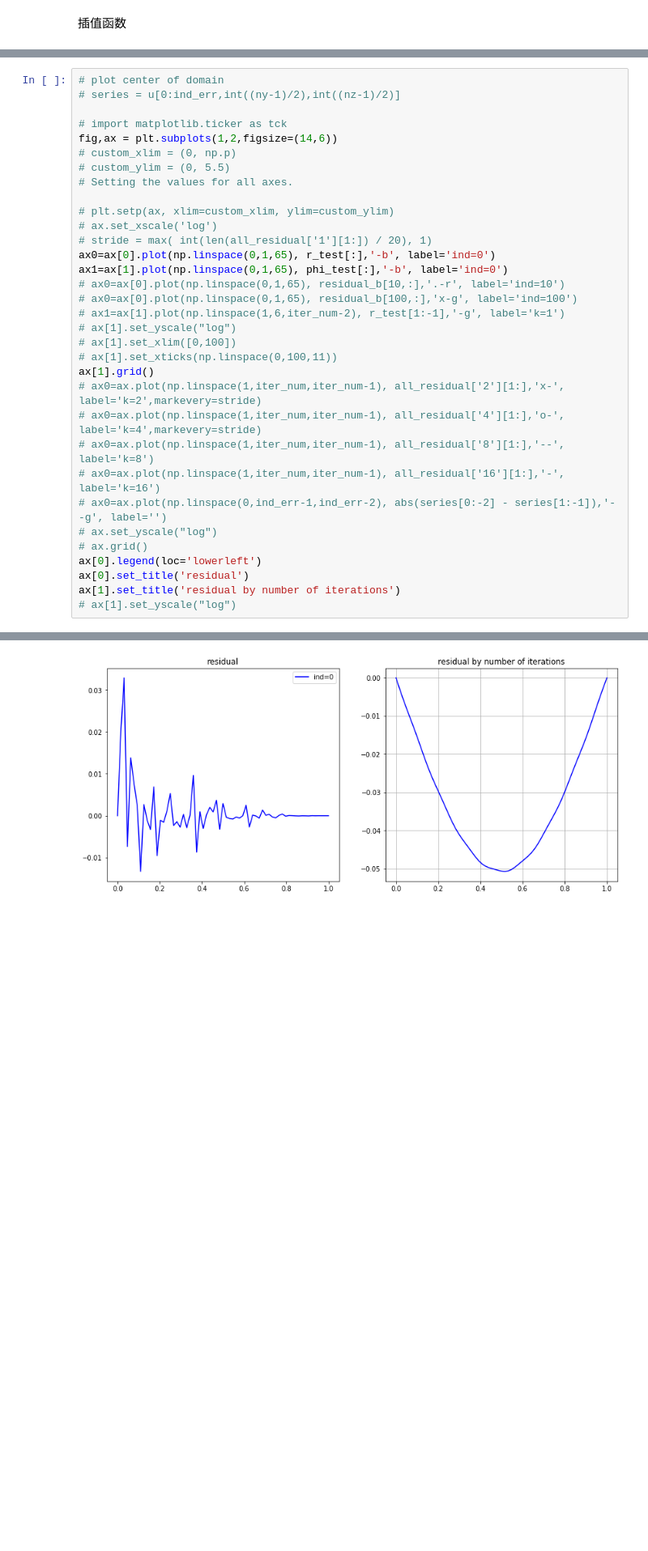
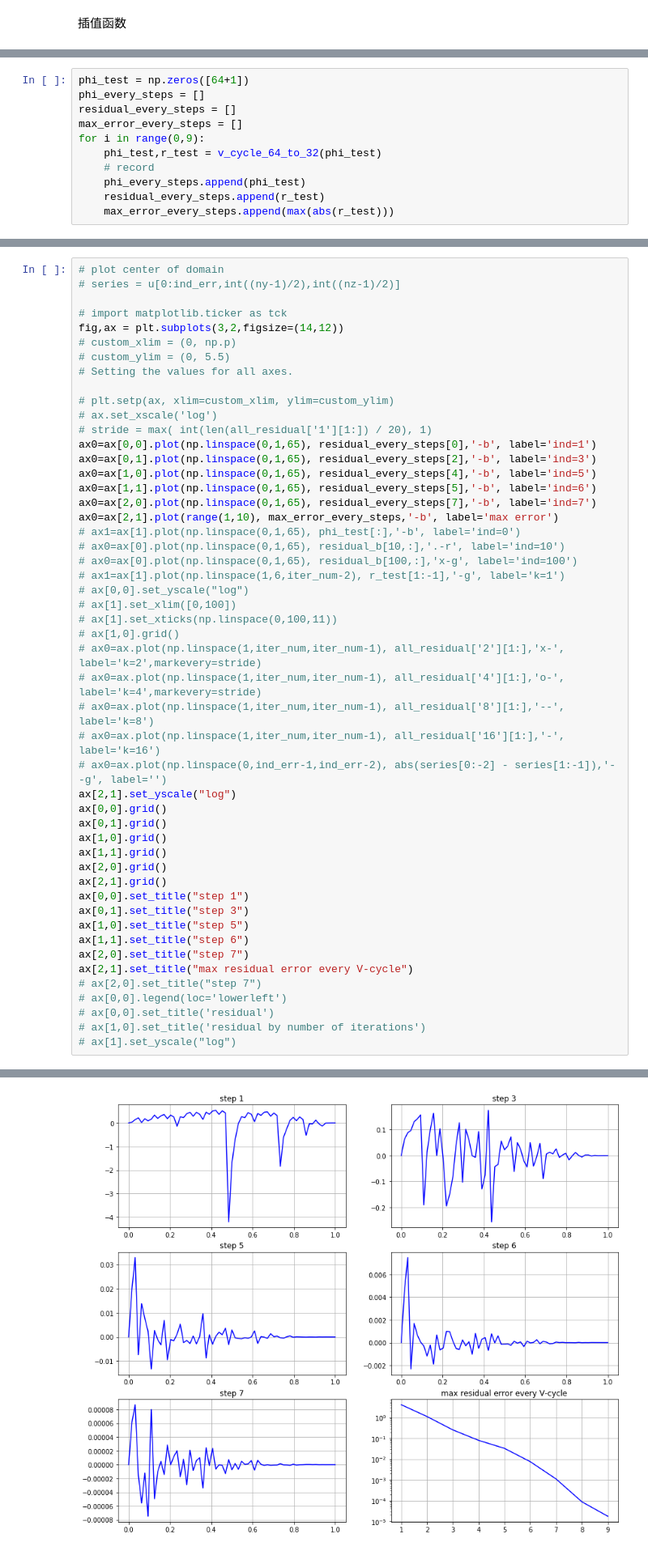
Before and after one commit to dozerlcl/assignments_2020_nju_meteorology, a Jupyter notebook: numerical_PDE/P_set7/test3.ipynb, the cells around one changed output, grey strips where cells are left out. Shown: that part at 81% size. Drawn from its saved outputs; the diff is of its cells as text; blank space fills up the shorter version.

Commit message:
finish V-cycle

```diff
--- a/numerical_PDE/P_set7/test3.ipynb
+++ b/numerical_PDE/P_set7/test3.ipynb
@@ -125,3 +129,14 @@ def v_cycle_32down(error, error_residual):
     return_error = error + fine(error_add)
     print(return_error)
     return return_error
+# %%
+phi_test = np.zeros([64+1])
+phi_every_steps = []
+residual_every_steps = []
+max_error_every_steps = []
+for i in range(0,9):
+    phi_test,r_test = v_cycle_64_to_32(phi_test)
+    # record
+    phi_every_steps.append(phi_test)
+    residual_every_steps.append(r_test)
+    max_error_every_steps.append(max(abs(r_test)))
@@ -156,7 +180,7 @@ up   -> new phi dimension is 65
 # series = u[0:ind_err,int((ny-1)/2),int((nz-1)/2)]
 
 # import matplotlib.ticker as tck
-fig,ax = plt.subplots(1,2,figsize=(14,6))
+fig,ax = plt.subplots(3,2,figsize=(14,12))
 # custom_xlim = (0, np.p)
 # custom_ylim = (0, 5.5)
 # Setting the values for all axes.
@@ -164,24 +188,41 @@ fig,ax = plt.subplots(1,2,figsize=(14,6))
 # plt.setp(ax, xlim=custom_xlim, ylim=custom_ylim)
 # ax.set_xscale('log')
 # stride = max( int(len(all_residual['1'][1:]) / 20), 1)
-ax0=ax[0].plot(np.linspace(0,1,65), r_test[:],'-b', label='ind=0')
-ax1=ax[1].plot(np.linspace(0,1,65), phi_test[:],'-b', label='ind=0')
+ax0=ax[0,0].plot(np.linspace(0,1,65), residual_every_steps[0],'-b', label='ind=1')
+ax0=ax[0,1].plot(np.linspace(0,1,65), residual_every_steps[2],'-b', label='ind=3')
+ax0=ax[1,0].plot(np.linspace(0,1,65), residual_every_steps[4],'-b', label='ind=5')
+ax0=ax[1,1].plot(np.linspace(0,1,65), residual_every_steps[5],'-b', label='ind=6')
+ax0=ax[2,0].plot(np.linspace(0,1,65), residual_every_steps[7],'-b', label='ind=7')
+ax0=ax[2,1].plot(range(1,10), max_error_every_steps,'-b', label='max error')
+# ax1=ax[1].plot(np.linspace(0,1,65), phi_test[:],'-b', label='ind=0')
 # ax0=ax[0].plot(np.linspace(0,1,65), residual_b[10,:],'.-r', label='ind=10')
 # ax0=ax[0].plot(np.linspace(0,1,65), residual_b[100,:],'x-g', label='ind=100')
 # ax1=ax[1].plot(np.linspace(1,6,iter_num-2), r_test[1:-1],'-g', label='k=1')
-# ax[1].set_yscale("log")
+# ax[0,0].set_yscale("log")
 # ax[1].set_xlim([0,100])
 # ax[1].set_xticks(np.linspace(0,100,11))
-ax[1].grid()
+# ax[1,0].grid()
 # ax0=ax.plot(np.linspace(1,iter_num,iter_num-1), all_residual['2'][1:],'x-', label='k=2',markevery=stride)
 # ax0=ax.plot(np.linspace(1,iter_num,iter_num-1), all_residual['4'][1:],'o-', label='k=4',markevery=stride)
 # ax0=ax.plot(np.linspace(1,iter_num,iter_num-1), all_residual['8'][1:],'--', label='k=8')
 # ax0=ax.plot(np.linspace(1,iter_num,iter_num-1), all_residual['16'][1:],'-', label='k=16')
 # ax0=ax.plot(np.linspace(0,ind_err-1,ind_err-2), abs(series[0:-2] - series[1:-1]),'--g', label='')
-# ax.set_yscale("log")
-# ax.grid()
-ax[0].legend(loc='lowerleft')
-ax[0].set_title('residual')
-ax[1].set_title('residual by number of iterations')
+ax[2,1].set_yscale("log")
+ax[0,0].grid()
+ax[0,1].grid()
+ax[1,0].grid()
+ax[1,1].grid()
+ax[2,0].grid()
+ax[2,1].grid()
+ax[0,0].set_title("step 1")
+ax[0,1].set_title("step 3")
+ax[1,0].set_title("step 5")
+ax[1,1].set_title("step 6")
+ax[2,0].set_title("step 7")
+ax[2,1].set_title("max residual error every V-cycle")
+# ax[2,0].set_title("step 7")
+# ax[0,0].legend(loc='lowerleft')
+# ax[0,0].set_title('residual')
+# ax[1,0].set_title('residual by number of iterations')
 # ax[1].set_yscale("log")
 # %% [output]
@@ -200 +230 @@ Text(0.5, 1.0, 'residual by number of iterations')
-[figure, old version]
+[figure, new version]
```
Also changed, not shown: parts of 7 cells of this notebook, 1 other file.
